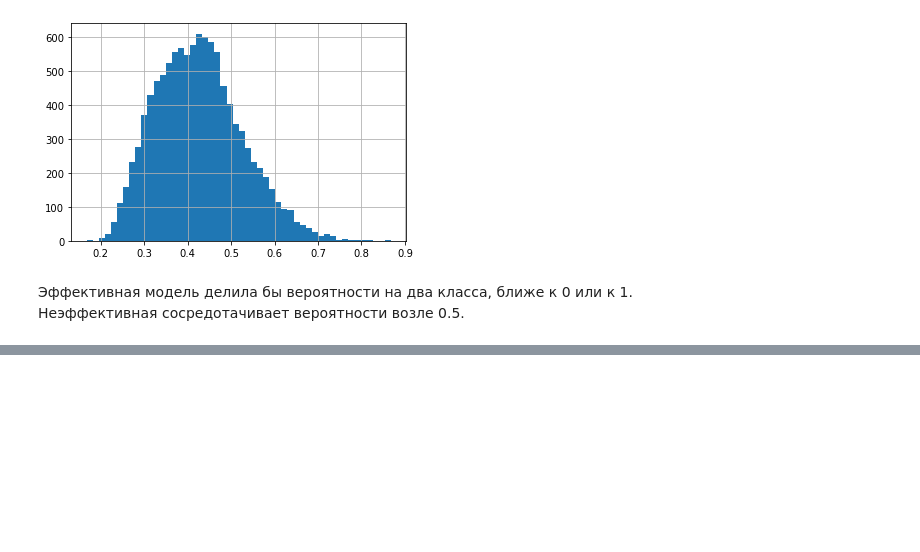
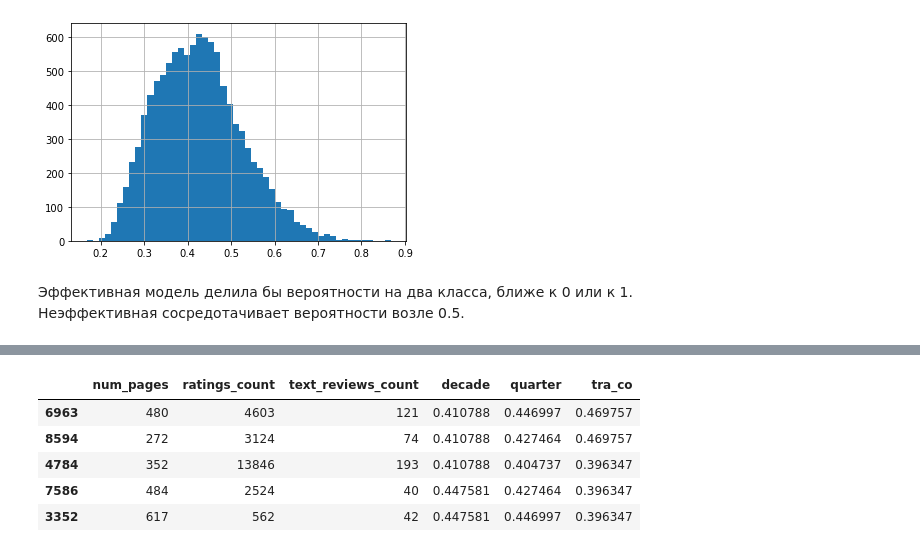
Before and after one commit to anastasiaaam/goodreads, a Jupyter notebook: goodreads_4.ipynb, the cells around one changed output, grey strips where cells are left out. Drawn from its saved outputs; the diff is of its cells as text; code cells hidden in the pictures; blank space fills up the shorter version.

```diff
--- a/goodreads_4.ipynb
+++ b/goodreads_4.ipynb
@@ -335,0 +450,9 @@ proba.hist(bins=50)
+# %%
+train_enc.head()
+# %% [output]
+|  | num_pages | ratings_count | text_reviews_count | decade | quarter | tra_co |
+| 6963 | 480 | 4603 | 121 | 0.410788 | 0.446997 | 0.469757 |
+| 8594 | 272 | 3124 | 74 | 0.410788 | 0.427464 | 0.469757 |
+| 4784 | 352 | 13846 | 193 | 0.410788 | 0.404737 | 0.396347 |
+| 7586 | 484 | 2524 | 40 | 0.447581 | 0.427464 | 0.396347 |
+| 3352 | 617 | 562 | 42 | 0.447581 | 0.446997 | 0.396347 |
```
Also changed, not shown: parts of 24 cells of this notebook.
